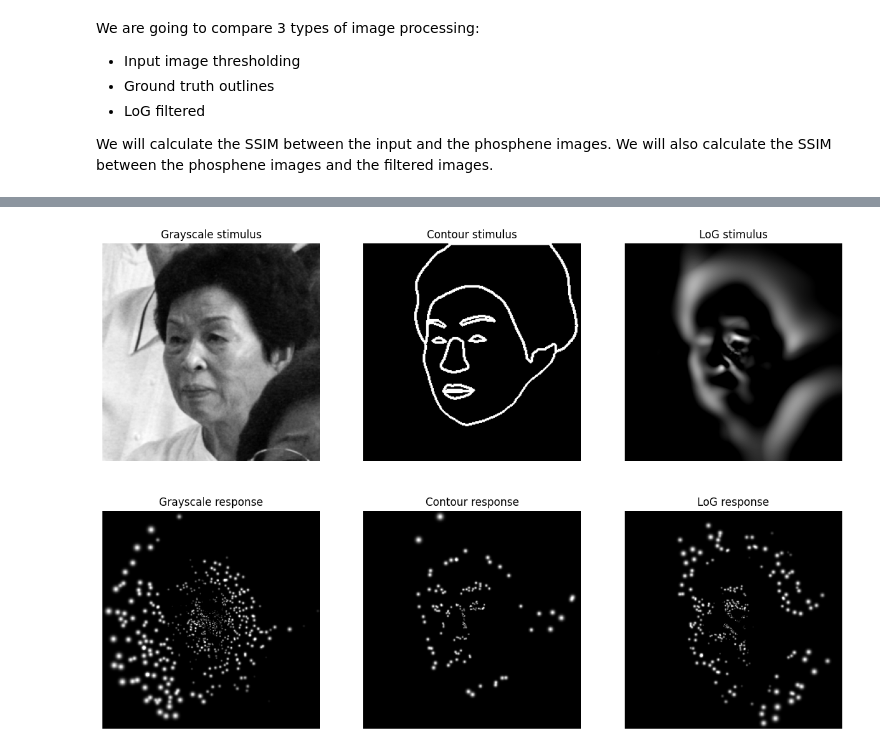
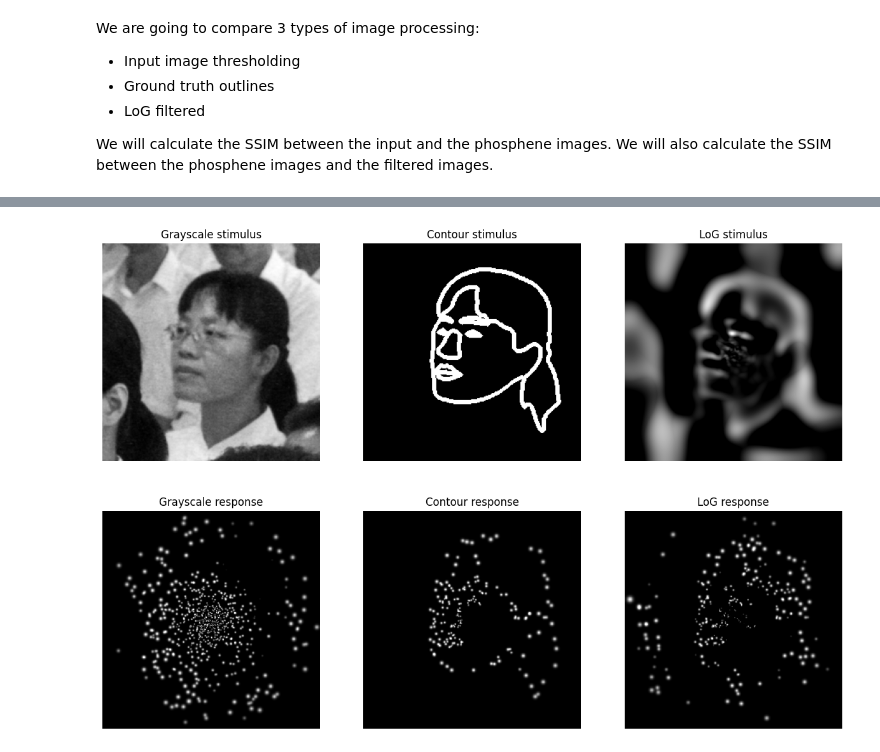
Before and after one commit to MichelleAppel/SCAPE, a Jupyter notebook: notebooks/explore_evaluation.ipynb, the cells around one changed output, grey strips where cells are left out. Saved outputs shown, nothing was run; the diff lists cells and outputs as text; code cells hidden in the pictures.

Commit message:
sigma scaling and electrode normalizaion

```diff
--- a/notebooks/explore_evaluation.ipynb
+++ b/notebooks/explore_evaluation.ipynb
@@ -65,16 +62,24 @@ stim_init = amplitude * torch.ones(simulator.num_phosphenes, device='cuda')
 
 normalizer = DynamicAmplitudeNormalizer(
     simulator=simulator,
-    base_size=1,
-    scale=0.5,
+    base_size=3,
+    scale=0.0001,
     A_min=0,
     A_max=amplitude,
-    learning_rate=0.05,
-    steps=50,
+    learning_rate=0.002,
+    steps=2000,
     target=None  # or a specific float
 )
-stim_final = normalizer.run(stim_init)
+stim_final = normalizer.run(stim_init, verbose=True)
 stim_weights = normalizer.weights
+
+# plot the loss_history from the normalizer
+plt.figure(figsize=(4, 4))
+plt.plot(normalizer.loss_history)
+plt.xlabel('Step')
+plt.ylabel('Loss')
+plt.title('Loss history')
+plt.show()
 
 # Visualize
 simulator.reset()
@@ -106,4 +111,7 @@ plt.gca().set_facecolor('black')
 plt.colorbar()
 plt.title('Weights')
 plt.show()
+
+# percentage of amplitude compared to full amplitude
+print(f'Percentage of amplitude: {stim_weights.sum() / simulator.num_phosphenes*100:.2f}%')
 # %% [output]
@@ -220,12 +273,16 @@ for i, batch in enumerate(LaPa_dataset):
     contour = batch['contour']
 
     # dilate the contour 5x5
-    contour = dilation3x3(contour.unsqueeze(0)).squeeze(0)
+    contour = dilation5x5(contour.unsqueeze(0)).squeeze(0)
+    # contour = modified_cdf_normalization(contour, 1)
 
     LoG_response = layer(image.unsqueeze(0)).clip(0, None).squeeze(0)
     LoG_response = (LoG_response - LoG_response.min()) / (LoG_response.max() - LoG_response.min())
+    # LoG_response = modified_cdf_normalization(LoG_response, 1)
 
     grayscale = image.mean(dim=0)
+    # grayscale = modified_cdf_normalization(grayscale, 1)
+
     image_processing_dict[i] = {'image': image, 'grayscale': grayscale, 'contour': contour, 'LoG_response': LoG_response}
 
     # visualize
@@ -293,12 +334,13 @@ def modified_cdf_normalization(electrode, amplitude):
 # %%
 # use grayscale, contour and LoG response as phosphene stimuli and compare the responses
-i = 4
+i = 5
+threshold = params['thresholding']['rheobase']
 
 # 1) Grayscale
 simulator.reset()
 grayscale_stim = image_processing_dict[i]['grayscale']
 grayscale_electrode = simulator.sample_stimulus(grayscale_stim, rescale=True)
-grayscale_electrode = modified_cdf_normalization(grayscale_electrode, amplitude)
+grayscale_electrode = robust_percentile_normalization(grayscale_electrode, amplitude, threshold=threshold, low_perc=5, high_perc=90, gamma=2/3)
 grayscale_electrode = grayscale_electrode * stim_weights
 grayscale_response = simulator(grayscale_electrode)
 
@@ -306,7 +348,7 @@ grayscale_response = simulator(grayscale_electrode)
 simulator.reset()
 contour_stim = image_processing_dict[i]['contour']
 contour_electrode = simulator.sample_stimulus(contour_stim, rescale=True)
-contour_electrode = modified_cdf_normalization(contour_electrode, amplitude)
+contour_electrode = robust_percentile_normalization(contour_electrode, amplitude, threshold=threshold, low_perc=5, high_perc=90, gamma=2/3)
 contour_electrode = contour_electrode * stim_weights
 contour_response = simulator(contour_electrode)
 
@@ -314,7 +356,7 @@ contour_response = simulator(contour_electrode)
 simulator.reset()
 LoG_stim = image_processing_dict[i]['LoG_response'].max(0).values
 LoG_electrode = simulator.sample_stimulus(LoG_stim, rescale=True)
-LoG_electrode = modified_cdf_normalization(LoG_electrode, amplitude)
+LoG_electrode = robust_percentile_normalization(LoG_electrode, amplitude, threshold=threshold, low_perc=5, high_perc=90, gamma=2/3)
 LoG_electrode = LoG_electrode * stim_weights
 LoG_response = simulator(LoG_electrode)
 
@@ -325,34 +367,34 @@ plt.imshow(grayscale_stim.cpu(), cmap='gray')
 plt.axis('off')
 plt.title('Grayscale stimulus')
 
 plt.subplot(2, 3, 2)
 plt.imshow(contour_stim.squeeze(0).cpu(), cmap='gray')
 plt.axis('off')
 plt.title('Contour stimulus')
 
 plt.subplot(2, 3, 3)
 plt.imshow(LoG_stim.cpu(), cmap='gray')
 plt.axis('off')
 plt.title('LoG stimulus')
 
 plt.subplot(2, 3, 4)
 plt.imshow(grayscale_response.cpu(), cmap='gray')
 plt.axis('off')
 plt.title('Grayscale response')
 
 plt.subplot(2, 3, 5)
 plt.imshow(contour_response.cpu(), cmap='gray')
 plt.axis('off')
 plt.title('Contour response')
 
 plt.subplot(2, 3, 6)
 plt.imshow(LoG_response.cpu(), cmap='gray')
 plt.axis('off')
 plt.title('LoG response')
 
 plt.show()
 # %% [output]
-[figure, old version]
+[figure, new version]
 # %%
 # see the histograms of grayscale_electrode, contour_electrode and LoG_electrode overlapped
 plt.figure(figsize=(10, 5))
```
Also changed, not shown: parts of 17 cells of this notebook, 5 other files.
